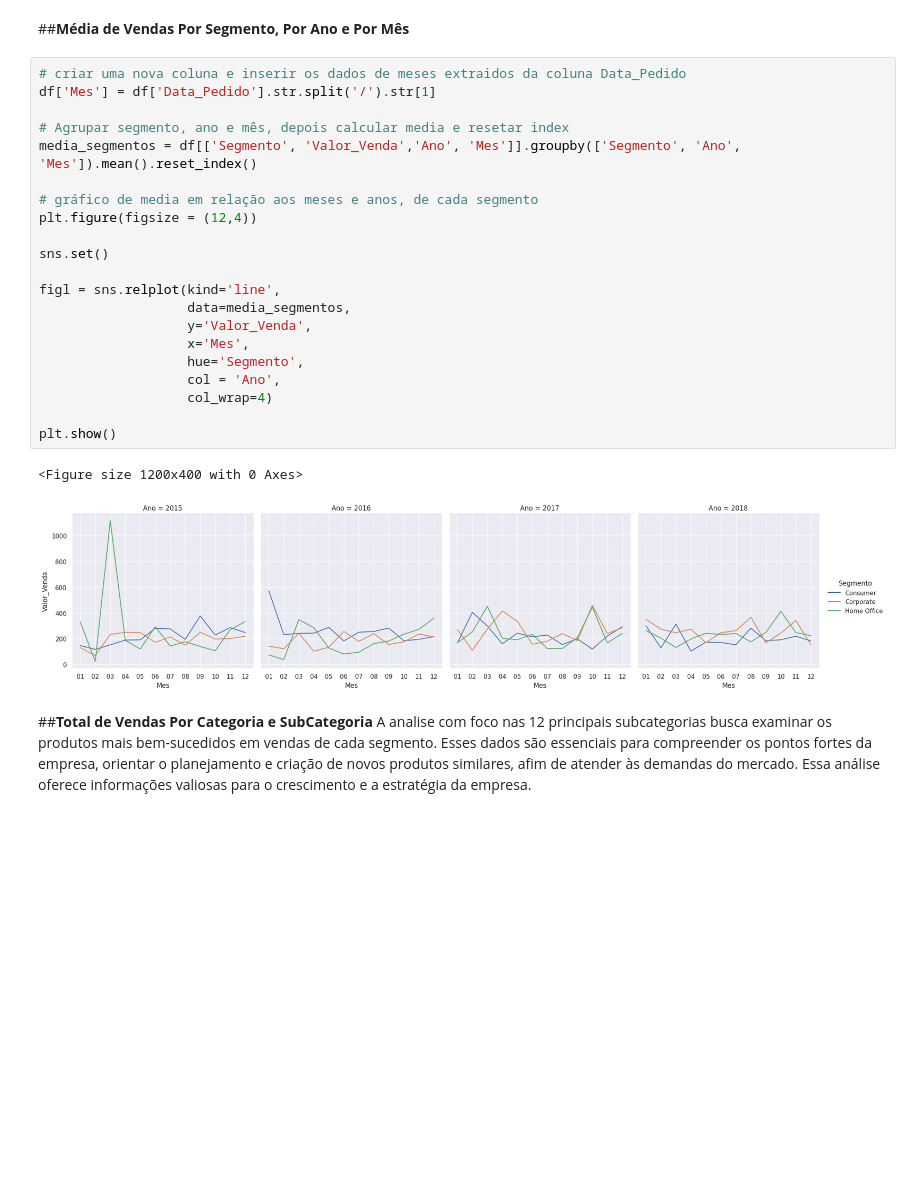
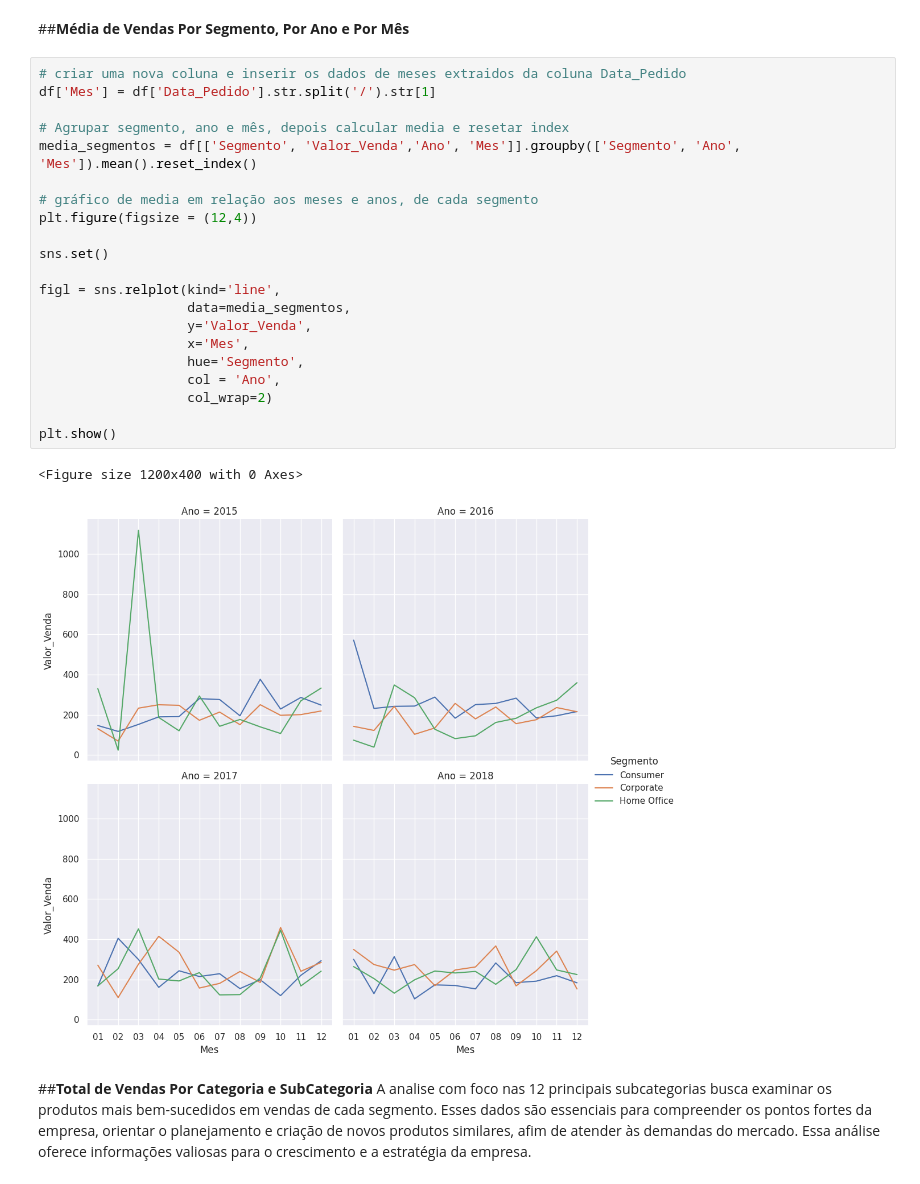
Before and after one commit to fernandeskelvin/projeto-analise-dados, a Jupyter notebook: projeto_analise_dados.ipynb, the cells around one changed output. Drawn from its saved outputs; the diff is of its cells as text; blank space fills up the shorter version.

```diff
--- a/projeto_analise_dados.ipynb
+++ b/projeto_analise_dados.ipynb
@@ -178,27 +178,27 @@ Durante todo o período analisado, o segmento Consumer representou 51% do total
 # %%
 # criar uma nova coluna e inserir os dados de meses extraidos da coluna Data_Pedido
 df['Mes'] = df['Data_Pedido'].str.split('/').str[1]
 
 # Agrupar segmento, ano e mês, depois calcular media e resetar index
 media_segmentos = df[['Segmento', 'Valor_Venda','Ano', 'Mes']].groupby(['Segmento', 'Ano', 'Mes']).mean().reset_index()
 
 # gráfico de media em relação aos meses e anos, de cada segmento
 plt.figure(figsize = (12,4))
 
 sns.set()
 
 figl = sns.relplot(kind='line',
                    data=media_segmentos,
                    y='Valor_Venda',
                    x='Mes',
                    hue='Segmento',
                    col = 'Ano',
-                   col_wrap=4)
+                   col_wrap=2)
 
 plt.show()
 # %% [output]
 <Figure size 1200x400 with 0 Axes>
-[figure, old version]
+[figure, new version]
 # %% [markdown]
 ##**Total de Vendas Por Categoria e SubCategoria**
 A analise com foco nas 12 principais subcategorias busca examinar os produtos mais bem-sucedidos em vendas de cada segmento. Esses dados são essenciais para compreender os pontos fortes da empresa, orientar o planejamento e criação de novos produtos similares, afim de atender às demandas do mercado. Essa análise oferece informações valiosas para o crescimento e a estratégia da empresa.
```
Also changed, not shown: parts of 5 cells of this notebook.
